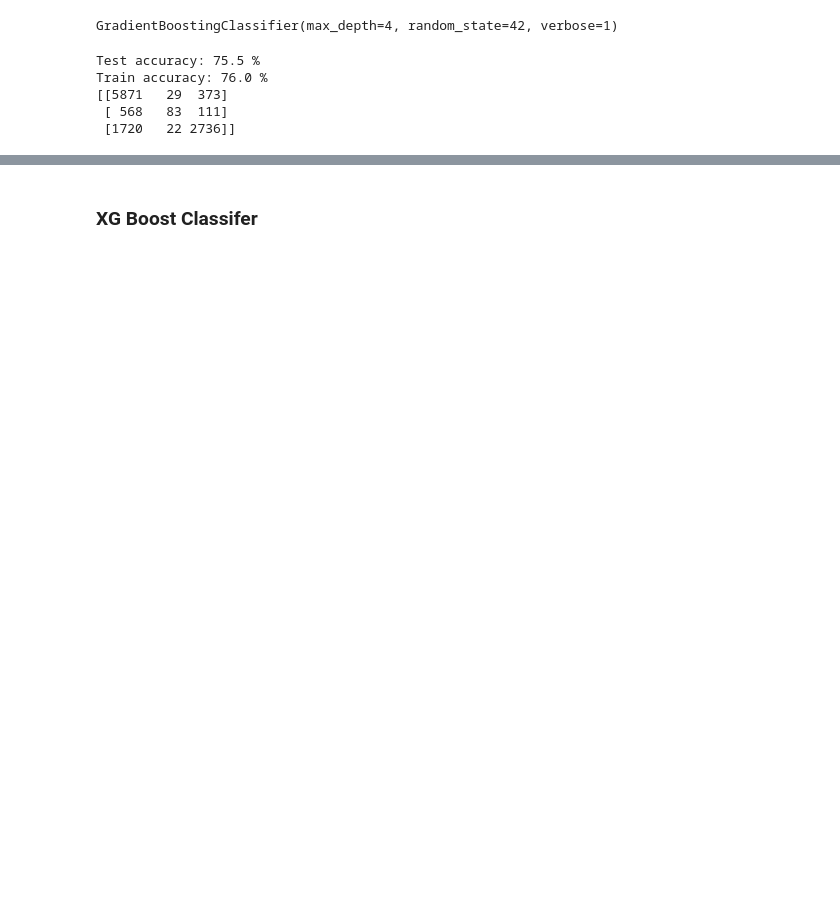
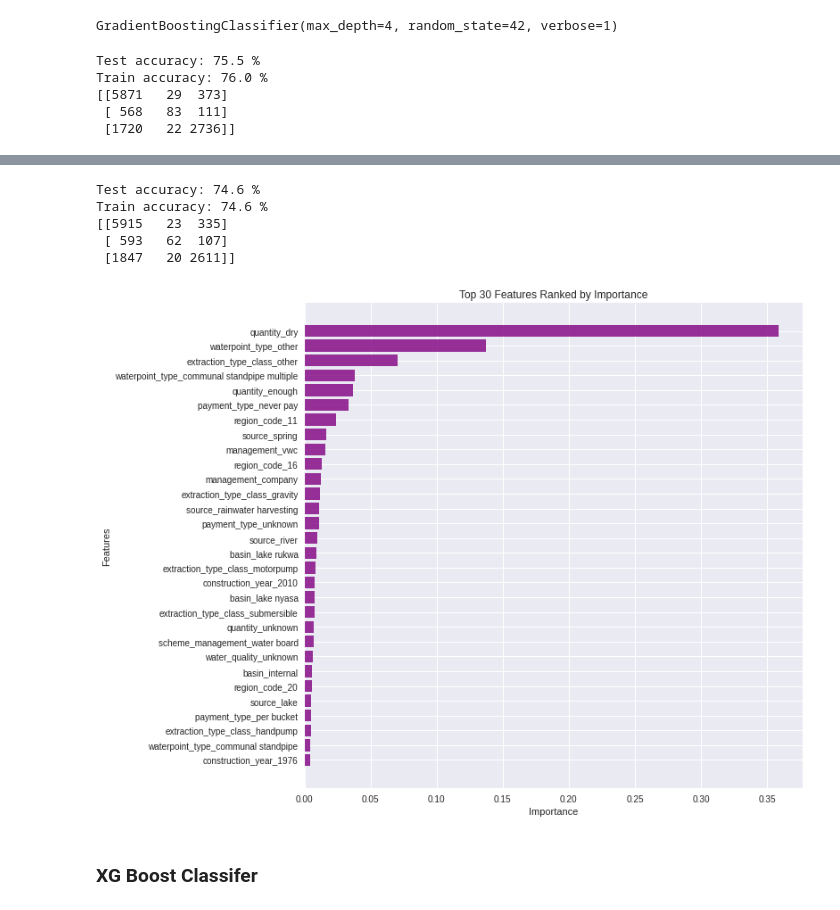
Before and after one commit to kulomady/dsc-phase-3-project, a Jupyter notebook: notebooks/model_playground.ipynb, the cells around one changed output, grey strips where cells are left out. Drawn from its saved outputs; the diff is of its cells as text; code cells hidden in the pictures; blank space fills up the shorter version.

```diff
--- a/notebooks/model_playground.ipynb
+++ b/notebooks/model_playground.ipynb
@@ -620,0 +626,15 @@ plot_feature_importance(base_gbt_clf, ohe, X, num_features=30)
+# %%
+# Try tuning with GridSearchCV
+ tuned_gb_clf = GradientBoostingClassifier(verbose=2)
+
+ gb_param_grid = {"n_estimators" : [100, 150, 175],
+                 'max_depth' : [7, 9, 11, 13],
+                'min_samples_split' : [4, 8, 18],
+                'min_samples_leaf' : [3, 7, 7],
+                'verbose':[1]
+                 }
+
+ gs_gb = GridSearchCV(estimator=tuned_gb_clf, param_grid=gb_param_grid,
+                          scoring='accuracy', cv=3,
+                          verbose=2, n_jobs=-1)
+ tuned_gb_clf.fit(X_train_encoded, y_train)
@@ -621,3 +660,15 @@ plot_feature_importance(base_gbt_clf, ohe, X, num_features=30)
+# %%
+print_accuracy(tuned_gb_clf, X_train_encoded, y_train, X_test_encoded, y_test, cm = True)
+# %% [output]
+Test accuracy: 74.6 %
+Train accuracy: 74.6 %
+[[5915   23  335]
+ [ 593   62  107]
+ [1847   20 2611]]
+# %%
+plot_feature_importance(tuned_gb_clf, ohe, X, num_features=30)
+# %% [output]
+[figure, added]
 # %% [markdown]
 ### XG Boost Classifer
 # %%
```
Also changed, not shown: parts of 21 cells of this notebook, 1 other file.
